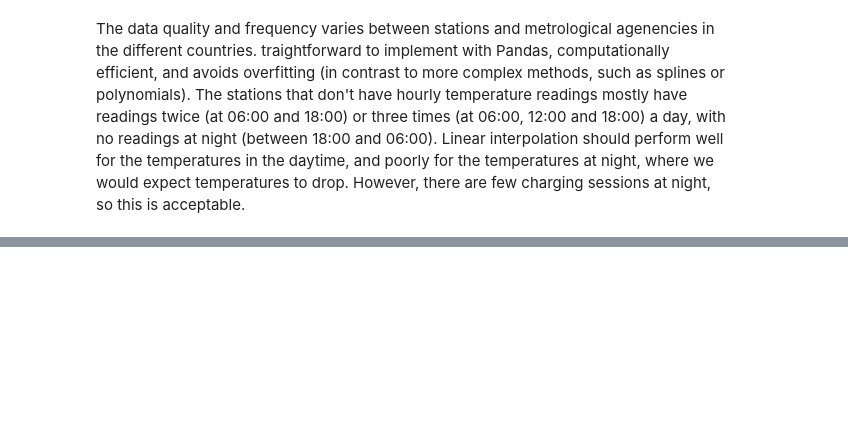
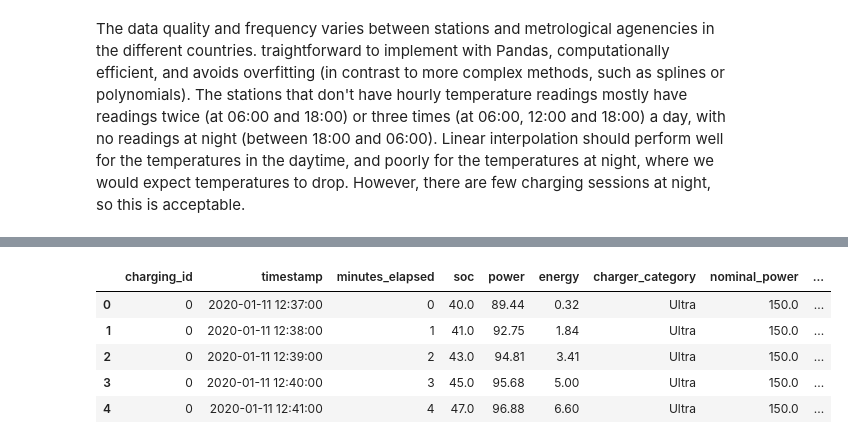
Before and after one commit to SebastianRokholt/Machine-Teaching-for-XAI--TimeSeries-Models, a Jupyter notebook: Notebooks/01__Data_Wrangling_&_FE_v2.ipynb, the cells around one changed output, grey strips where cells are left out. Saved outputs shown, nothing was run; the diff lists cells and outputs as text; code cells hidden in the pictures; blank space fills up the shorter version.

```diff
--- a/Notebooks/01__Data_Wrangling_&_FE.ipynb
+++ b/Notebooks/01__Data_Wrangling_&_FE_v2.ipynb
@@ -1009,7 +1116,14 @@ df_final.info()
 # %%
 # Removes the columns we used to retrieve temperature data, which are no longer needed
-df_final = df_final.drop(columns=["timestamp_H", "timestamp_d", "nearest_weather_station"])
+df = df.drop(columns=["timestamp_H", "timestamp_d", "nearest_weather_station"])
 # Reorders the columns
-df_final = df_final[["charging_id", "timestamp", "minutes_elapsed", "soc", "power", "energy",
+df = df[["charging_id", "timestamp", "minutes_elapsed", "soc", "power", "energy",
                      "charger_category", "nominal_power", "temp", "lat", "lon"]]
-df_final.head()
+df.head()
+# %% [output]
+|  | charging_id | timestamp | minutes_elapsed | soc | power | energy | charger_category | nominal_power | ... |
+| 0 | 0 | 2020-01-11 12:37:00 | 0 | 40.0 | 89.44 | 0.32 | Ultra | 150.0 | ... |
+| 1 | 0 | 2020-01-11 12:38:00 | 1 | 41.0 | 92.75 | 1.84 | Ultra | 150.0 | ... |
+| 2 | 0 | 2020-01-11 12:39:00 | 2 | 43.0 | 94.81 | 3.41 | Ultra | 150.0 | ... |
+| 3 | 0 | 2020-01-11 12:40:00 | 3 | 45.0 | 95.68 | 5.00 | Ultra | 150.0 | ... |
+| 4 | 0 | 2020-01-11 12:41:00 | 4 | 47.0 | 96.88 | 6.60 | Ultra | 150.0 | ... |
```
Also changed, not shown: parts of 25 cells of this notebook, 5 other files.
